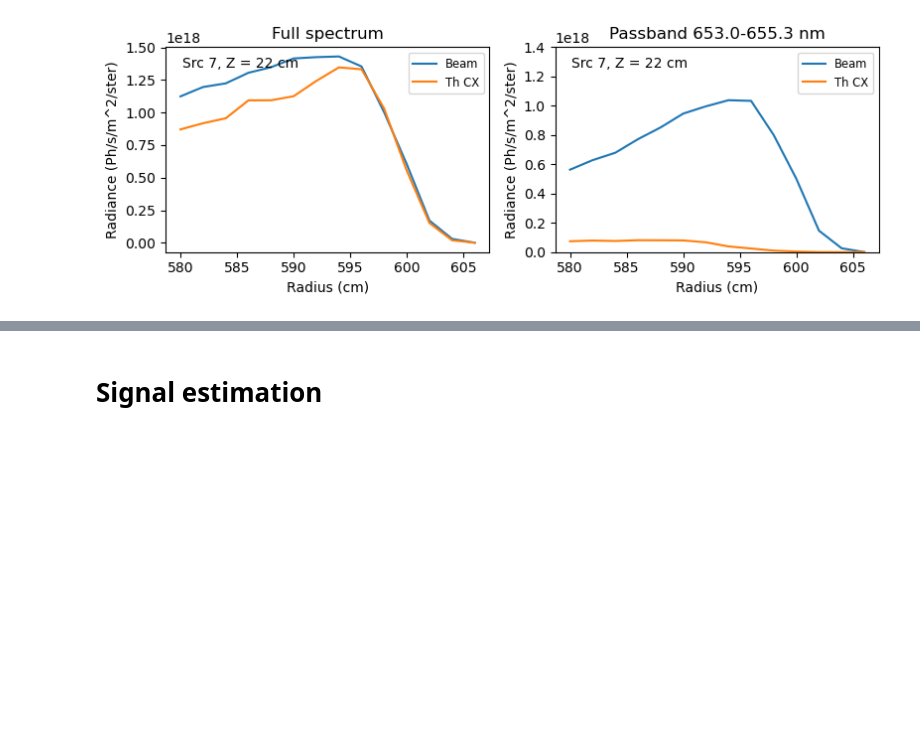
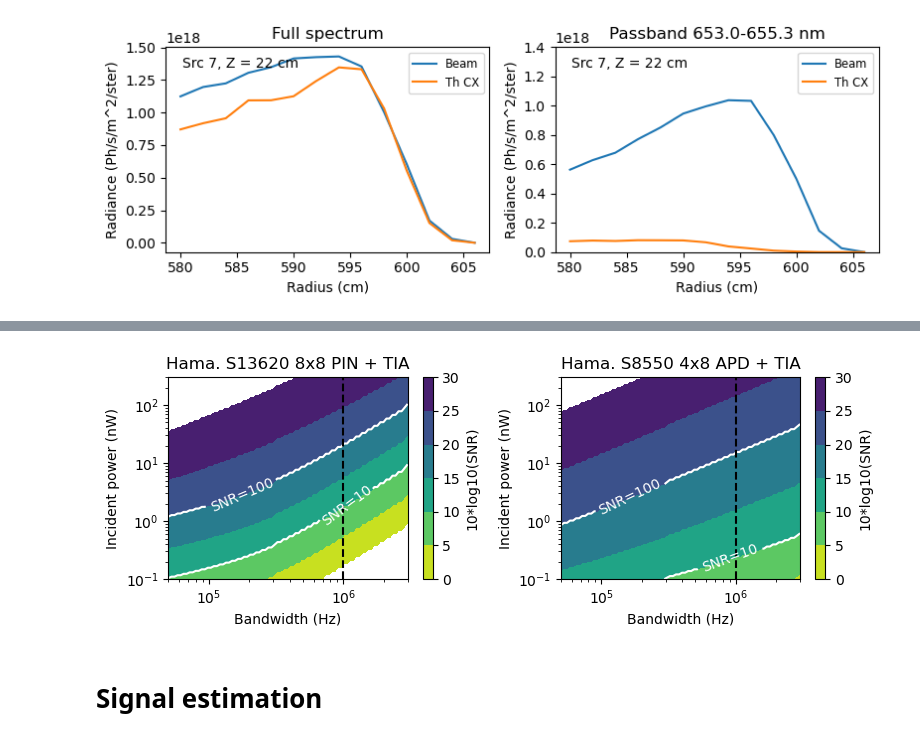
Before and after one commit to drsmith48/w7x-bes-design, a Jupyter notebook: analysis/dsmith/coverage.ipynb, the cells around one changed output, grey strips where cells are left out. Cells and saved outputs as stored; diff of their text form; code cells hidden in the pictures; blank space fills up the shorter version.

```diff
--- a/analysis/dsmith/coverage.ipynb
+++ b/analysis/dsmith/coverage.ipynb
@@ -155,0 +183,82 @@ Saving plots/emitter_etendue.pdf
+# %%
+from w7x_bes_tools import detectors
+
+diodes = {
+    'Hama_S13620_PIN' : detectors.PinDiode(
+        name='Hama. S13620 8x8 PIN',
+        responsivity=0.49,  # A/W @ 650 nm
+        darkcurrent_ref=0.3e-9,  # typ 10 pA, max 300 pA @ Vr=10mV, T=20C
+        junction_cap_ref=15e-12,  # typ 15 pF @ Vr=8.6V
+        vb_ref=8.6,
+    ),
+    'Hama_S8550_APD' : detectors.ApdDiode(
+        name='Hama. S8550 4x8 APD',
+        qe=0.85,  # QE @ 650 nm
+        gain=50,  # gain @ Vr=330 V
+        darkcurrent_ref=1e-9,  # typ 1 nA, max 10 nA @ Vr=330V, M=50
+        junction_cap_ref=9e-12,  # typ 9 pF @ Vr=330V, M=50
+        noise_index=0.2,
+        vb_ref=330,  # reference bias for gain and junction cap.
+    ),
+}
+
+tia = detectors.TIA()
+
+ncols, nrows = 2,1
+fig, axes = plt.subplots(ncols=ncols, nrows=nrows, figsize=(ncols*4, nrows*3))
+
+np_inc, nbw = 80, 80
+
+p_inc_array = np.geomspace(1e-1,3e2,np_inc) * 1e-9  # W
+f_max=3e6  # Hz
+f_space = np.geomspace(1e3,f_max,80)  # Hz
+f_intervals = np.diff(f_space, prepend=0)  # Hz
+bw_ref_array = np.geomspace(50e3,f_max,nbw)  # Hz
+temp = -20
+
+for diode, axis in zip(diodes.values(), axes.flat):
+    plt.sca(axis)
+    plt.title(f'{diode.name} + TIA')
+    SNR = np.zeros((np_inc, nbw))
+    for ip, p_inc in enumerate(p_inc_array):
+        I_photo = diode.photocurrent(p_inc=p_inc)
+        diode_CNPD = (diode.photocurrent_shot_noise_CNPD(p_inc) + \
+            diode.dark_current_shot_noise_CNPD(t=temp) + \
+            diode.shunt_noise_CNPD(t=temp))  # nA^2/Hz
+        feedback_noise_CNPD = tia.feedback_noise_CNPD(t=temp)  # nA^2/Hz
+        gate_noise_CNPD = tia.gate_noise_CNPD()
+        diode_junction_cap = diode.junction_cap()
+        enc_noise_CNPD = tia.enc_noise_CNPD(f=f_space, diode_junction_cap=diode_junction_cap)
+        TIA_noise_NCPD = enc_noise_CNPD + gate_noise_CNPD + feedback_noise_CNPD
+        total_noise = TIA_noise_NCPD + diode_CNPD
+        noise_times_bw = total_noise * f_intervals
+        for ibw, bw_ref in enumerate(bw_ref_array):
+            int_noise = np.sqrt(np.sum(noise_times_bw[f_space<=bw_ref]))  # I_n,rms
+            SNR[ip, ibw] = I_photo / int_noise
+    plt.contourf(
+        bw_ref_array,
+        p_inc_array*1e9,
+        10*np.log10(SNR),
+        levels=np.linspace(0,30,7),
+        cmap='viridis_r'
+        )
+    plt.xscale('log')
+    plt.xlabel('Bandwidth (Hz)')
+    plt.yscale('log')
+    plt.ylabel('Incident power (nW)')
+    plt.clim(0,30)
+    cb = plt.colorbar()
+    cb.set_label('10*log10(SNR)')
+    clines = plt.contour(
+        bw_ref_array,
+        p_inc_array*1e9,
+        10*np.log10(SNR),
+        levels=[10,20], colors='w')
+    plt.clabel(clines, colors='w', fmt={10:'SNR=10', 20:'SNR=100'})
+    plt.axvline(1e6, ls='--', c='k')
+
+plt.tight_layout()
+
+if save:
+    plt.savefig(f'plots/detector_noise_contours.pdf')
+# %% [output]
@@ -156,3 +284,4 @@ Saving plots/emitter_etendue.pdf
+[figure, added]
 # %% [markdown]
 # Signal estimation
 # %%
```
Also changed, not shown: parts of 9 cells of this notebook, 1 other file.
